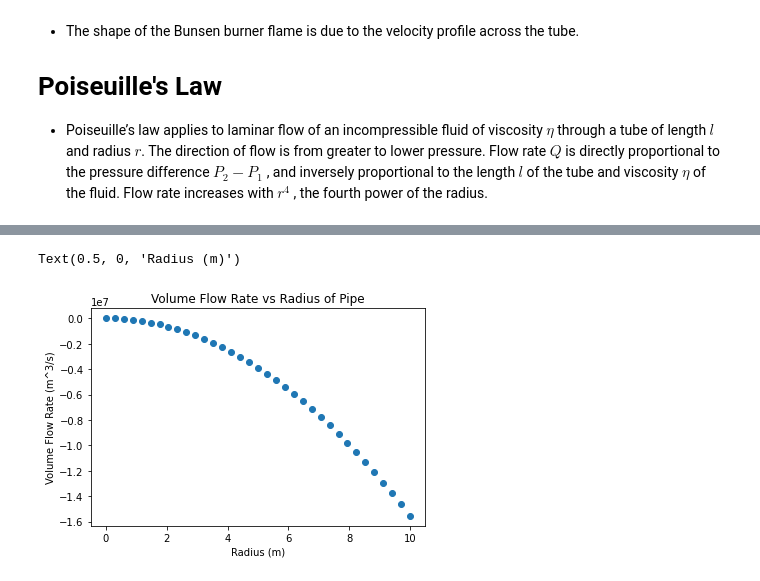
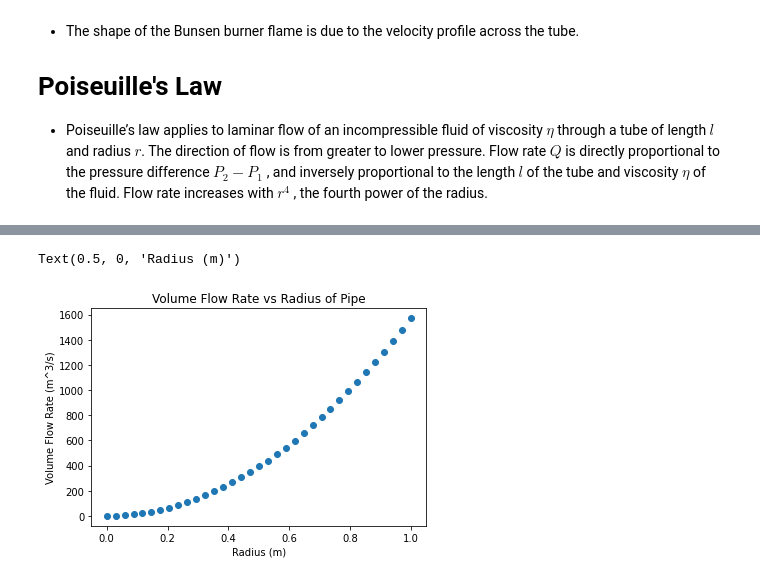
Before and after one commit to astrocardozo/IB-Physics, a Jupyter notebook: IB_Physics_2/Unit 1- Fluids/Unit 1-Guided Notes.ipynb, the cells around one changed output, grey strips where cells are left out. Saved outputs shown, nothing was run; the diff lists cells and outputs as text; code cells hidden in the pictures.

```diff
--- a/IB_Physics_2/Unit 1- Fluids/Unit 1-Guided Notes.ipynb
+++ b/IB_Physics_2/Unit 1- Fluids/Unit 1-Guided Notes.ipynb
@@ -183,3 +152,20 @@ KeyboardInterrupt:
 # Poiseuille's Law
 
 * Poiseuille’s law applies to laminar flow of an incompressible fluid of viscosity $\eta$ through a tube of length $l$ and radius $r$. The direction of flow is from greater to lower pressure. Flow rate $Q$ is directly proportional to the pressure difference $P_2 − P_1$ , and inversely proportional to the length $l$ of the tube and viscosity $\eta$ of the fluid. Flow rate increases with $r^4$ , the fourth power of the radius.
+# %%
+def V(r,P1,P2,eta,l):
+    V = ((R**2-r**2)*(P1-P2))/(4*eta*l)
+    return V
+
+P2 = 1.01E5
+r = np.linspace(0,1,35)
+R = 1
+eta = 250E-3
+P1 = 1.02E5
+l = 1
+
+V = np.array(V(r,P1,P2,eta,l))
+plt.scatter(r,V)
+plt.title('Fluid Speed vs Radius of Pipe')
+plt.ylabel('Fluid Speed (m/s)')
+plt.xlabel('Radius (m)')
@@ -186,19 +175,19 @@ KeyboardInterrupt:
 # %%
 def Q(r,P1,P2,eta,l):
-    Q = ((np.pi)*(r**2)*(P2-P1))/(8*eta*l)
+    Q = ((np.pi)*(r**2)*(P1-P2))/(8*eta*l)
     return Q
 
 P2 = 1.01E5
-r = np.linspace(0,10,35)
+r = np.linspace(0,1,35)
 eta = 250E-3
-P1 = 2.0E5
+P1 = 1.02E5
 l = 1
 
-y = np.array(Q(r,P1,P2,eta,l))
-plt.scatter(r,y)
+Q = np.array(Q(r,P1,P2,eta,l))
+plt.scatter(r,Q)
 plt.title('Volume Flow Rate vs Radius of Pipe')
 plt.ylabel('Volume Flow Rate (m^3/s)')
 plt.xlabel('Radius (m)')
 # %% [output]
 Text(0.5, 0, 'Radius (m)')
-[figure, old version]
+[figure, new version]
```
Also changed, not shown: parts of 12 cells of this notebook.
